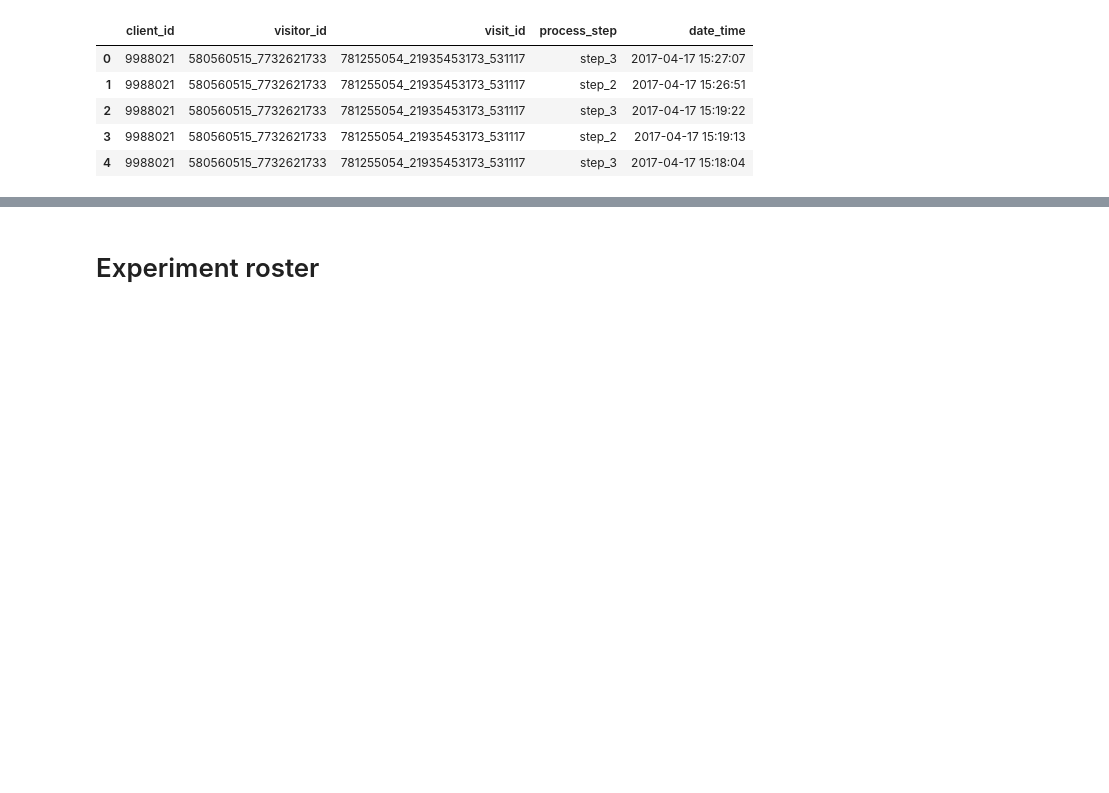
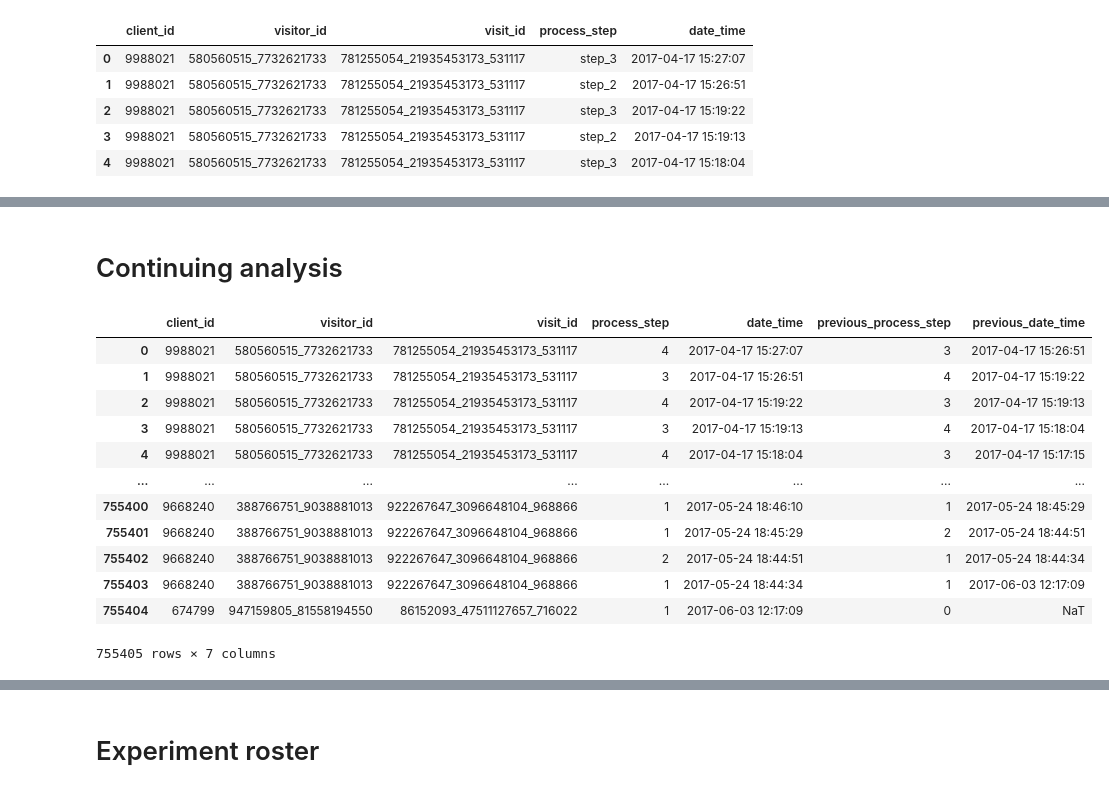
Before and after one commit to dimitsagk/AB_Testing_Analysis, a Jupyter notebook: notebooks/Project_2_02Cleaning+EDA.ipynb, the cells around one changed output, grey strips where cells are left out. Cells and saved outputs as stored; diff of their text form; code cells hidden in the pictures; blank space fills up the shorter version.

```diff
--- a/notebooks/Project_2_02Cleaning+EDA.ipynb
+++ b/notebooks/Project_2_02Cleaning+EDA.ipynb
@@ -365,0 +477,22 @@ visit_duration_in_days[visit_duration_in_days["date_time"] > 3*duration_std]
+# %% [markdown]
+# Continuing analysis
+# %%
+df_trace['process_step'] = df_trace['process_step'].map({'start':1,'step_1':2,'step_2':3,'step_3':4,'confirm':5})
+
+df_trace['previous_process_step'] = df_trace['process_step'].shift(-1, fill_value=0)
+df_trace['previous_date_time'] = df_trace['date_time'].shift(-1)
+df_trace
+# %% [output]
+|  | client_id | visitor_id | visit_id | process_step | date_time | previous_process_step | previous_date_time |
+| 0 | 9988021 | 580560515_7732621733 | 781255054_21935453173_531117 | 4 | 2017-04-17 15:27:07 | 3 | 2017-04-17 15:26:51 |
+| 1 | 9988021 | 580560515_7732621733 | 781255054_21935453173_531117 | 3 | 2017-04-17 15:26:51 | 4 | 2017-04-17 15:19:22 |
+| 2 | 9988021 | 580560515_7732621733 | 781255054_21935453173_531117 | 4 | 2017-04-17 15:19:22 | 3 | 2017-04-17 15:19:13 |
+| 3 | 9988021 | 580560515_7732621733 | 781255054_21935453173_531117 | 3 | 2017-04-17 15:19:13 | 4 | 2017-04-17 15:18:04 |
+| 4 | 9988021 | 580560515_7732621733 | 781255054_21935453173_531117 | 4 | 2017-04-17 15:18:04 | 3 | 2017-04-17 15:17:15 |
+| ... | ... | ... | ... | ... | ... | ... | ... |
+| 755400 | 9668240 | 388766751_9038881013 | 922267647_3096648104_968866 | 1 | 2017-05-24 18:46:10 | 1 | 2017-05-24 18:45:29 |
+| 755401 | 9668240 | 388766751_9038881013 | 922267647_3096648104_968866 | 1 | 2017-05-24 18:45:29 | 2 | 2017-05-24 18:44:51 |
+| 755402 | 9668240 | 388766751_9038881013 | 922267647_3096648104_968866 | 2 | 2017-05-24 18:44:51 | 1 | 2017-05-24 18:44:34 |
+| 755403 | 9668240 | 388766751_9038881013 | 922267647_3096648104_968866 | 1 | 2017-05-24 18:44:34 | 1 | 2017-06-03 12:17:09 |
+| 755404 | 674799 | 947159805_81558194550 | 86152093_47511127657_716022 | 1 | 2017-06-03 12:17:09 | 0 | NaT |
+755405 rows × 7 columns
```
Also changed, not shown: parts of 53 cells of this notebook.
